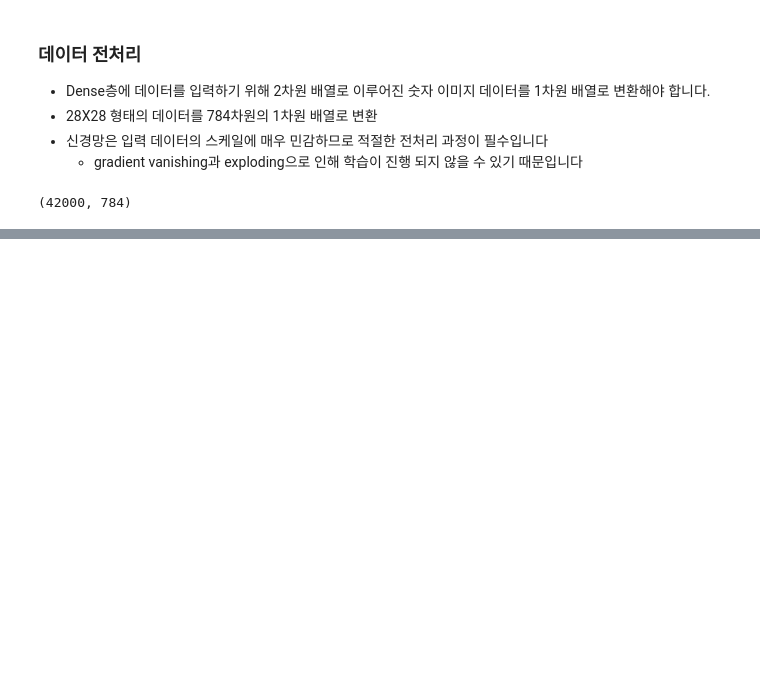
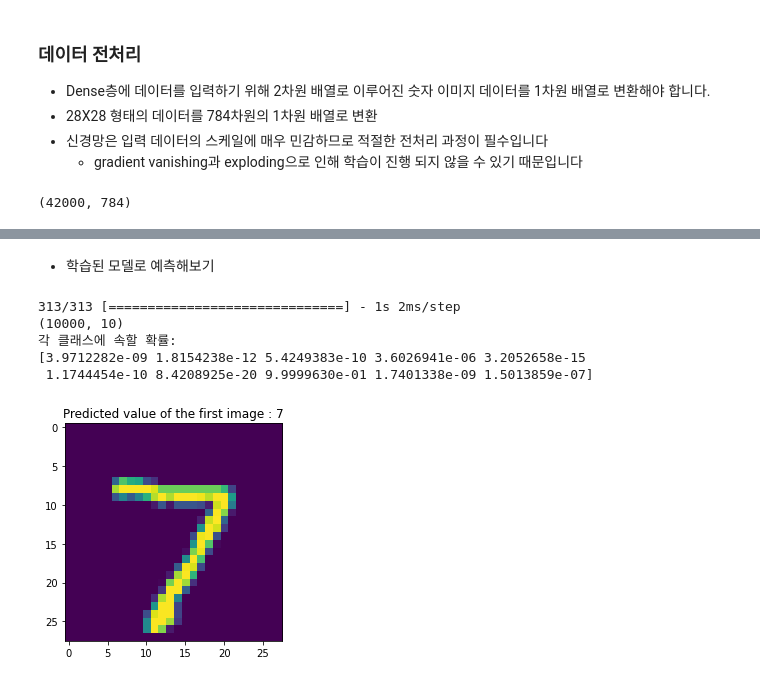
Before and after one commit to sonzwon/TIL_DL, a Jupyter notebook: MNIST.ipynb, the cells around one changed output, grey strips where cells are left out. Cells and saved outputs as stored; diff of their text form; code cells hidden in the pictures; blank space fills up the shorter version.

```diff
--- a/MNIST.ipynb
+++ b/MNIST.ipynb
@@ -80,0 +216,20 @@ print(x_train.shape)
+# %% [markdown]
+- 학습된 모델로 예측해보기
+# %%
+results = model.predict(x_test)
+print(results.shape)
+np.set_printoptions(precision=7)
+print(f'각 클래스에 속할 확률: \n{results[0]}')
+# %% [output]
+313/313 [==============================] - 1s 2ms/step
+(10000, 10)
+각 클래스에 속할 확률:
+[3.9712282e-09 1.8154238e-12 5.4249383e-10 3.6026941e-06 3.2052658e-15
+ 1.1744454e-10 8.4208925e-20 9.9999630e-01 1.7401338e-09 1.5013859e-07]
+# %%
+arg_results = np.argmax(results, axis=-1)
+plt.imshow(x_test[0].reshape(28,28))
+plt.title('Predicted value of the first image : '+ str(arg_results[0]))
+plt.show()
+# %% [output]
+[figure, added]
```
Also changed, not shown: parts of 19 cells of this notebook.
